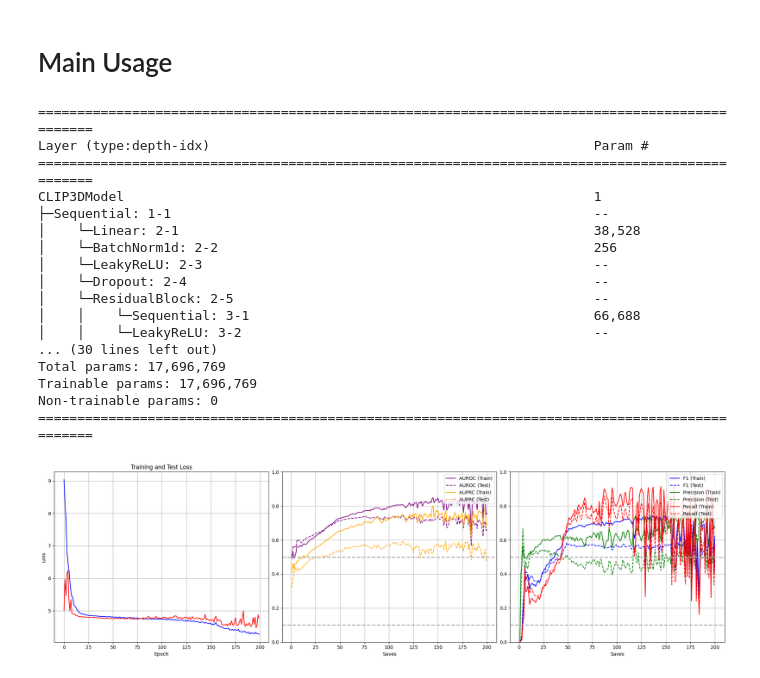
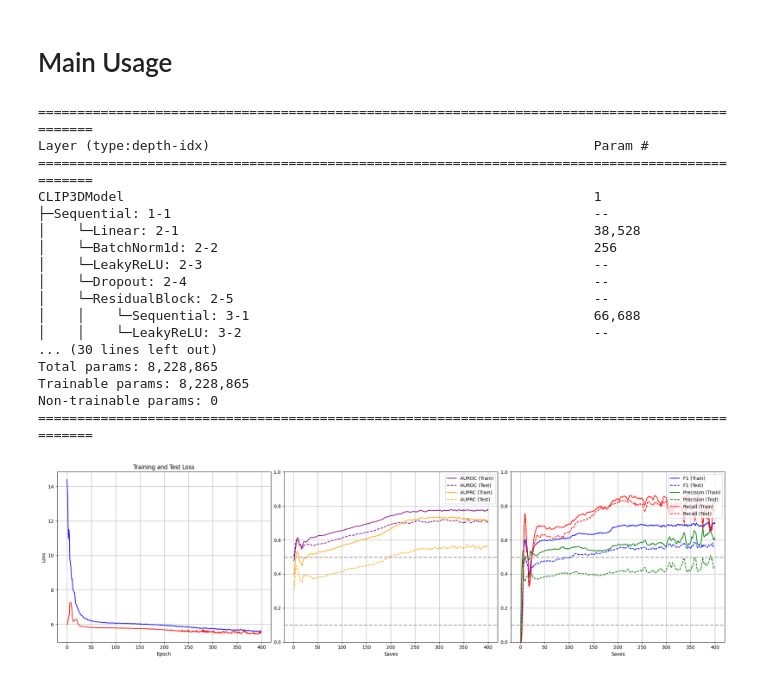
Before and after one commit to JiaxingQiu/llm_nicu_vitalsigns, a Jupyter notebook: script/CLIP/test_clip3d.ipynb, the cells around one changed output. Saved outputs shown, nothing was run; the diff lists cells and outputs as text; code cells hidden in the pictures.

Commit message:
allow for flexible splits of text inputs

```diff
--- a/script/CLIP/test_clip3d.ipynb
+++ b/script/CLIP/test_clip3d.ipynb
@@ -169,21 +169,27 @@ else:
 
 
 # ---- ready dataloaders ----
+text_col_ls = ['demo', 'cl_event', 'ts_description']
 ts_f_train, tx_f_train_ls, labels_train = get_features3d(df_train,
                                                          config_dict['ts_encoder_name'],
                                                          config_dict['text_encoder_name'],
                                                          config_dict['ts_normalize'],
-                                                         config_dict['ts_encode'])
+                                                         config_dict['ts_encode'],
+                                                         text_col_ls = text_col_ls)
 train_dataloader = CLIP3DDataset(ts_f_train, tx_f_train_ls, labels_train).dataloader(batch_size=config_dict['batch_size'])
 ts_f_test, tx_f_test_ls, labels_test = get_features3d(df_test,
                                                       config_dict['ts_encoder_name'],
                                                       config_dict['text_encoder_name'],
                                                       config_dict['ts_normalize'],
-                                                      config_dict['ts_encode'])
+                                                      config_dict['ts_encode'],
+                                                      text_col_ls = text_col_ls)
 test_dataloader = CLIP3DDataset(ts_f_test, tx_f_test_ls, labels_test).dataloader(batch_size=config_dict['batch_size'])
 
 
 # ---- ready eval inputs ----
+y_pred_cols_ls = [['demo', 'text1', 'ts_description'],
+                  ['demo', 'text2', 'ts_description']]
+
 # create a onehot indicator of true text of first level of outcome, "this infant will die in 7 days"
 df_train['true1'] = df_train['cl_event'].apply(lambda x: 1 if x == txt_ls_org[0] else 0)
 df_train['true2'] = df_train['cl_event'].apply(lambda x: 1 if x == txt_ls_org[1] else 0)
@@ -194,7 +200,8 @@ evalinputs_train = EvalInputs(df_train,
                               config_dict['text_encoder_name'],
                               config_dict['ts_normalize'],
                               config_dict['ts_encode'],
-                              clip_type="3d")
+                              clip_type="3d",
+                              y_pred_cols_ls=y_pred_cols_ls)
 
 df_test['true1'] = df_test['cl_event'].apply(lambda x: 1 if x == txt_ls_org[0] else 0)
 df_test['true2'] = df_test['cl_event'].apply(lambda x: 1 if x == txt_ls_org[1] else 0)
@@ -205,7 +212,8 @@ evalinputs_test = EvalInputs(df_test,
                               config_dict['text_encoder_name'],
                               config_dict['ts_normalize'],
                               config_dict['ts_encode'],
-                              clip_type="3d")
+                              clip_type="3d",
+                              y_pred_cols_ls=y_pred_cols_ls)
 # %% [output]
 Original class distribution:
 Class This infant will die in 7 days. : 384
@@ -241,7 +249,8 @@ ts_f_dim, tx_f_dim_ls, labels_dim = get_features3d(df_train.loc[:1,:],
                                                    config_dict['ts_encoder_name'],
                                                  config_dict['text_encoder_name'],
                                                  config_dict['ts_normalize'],
-                                                 config_dict['ts_encode'])
+                                                 config_dict['ts_encode'],
+                                                 text_col_ls = text_col_ls)
 model = CLIP3DModel(
             ts_dim=ts_f_dim.shape[1],
             text_dim=tx_f_dim_ls[0].shape[1],
@@ -274,14 +283,14 @@ CLIP3DModel                                                            1
 │    │    └─Sequential: 3-1                                            66,688
 │    │    └─LeakyReLU: 3-2                                             --
 ... (30 lines left out)
-Total params: 17,696,769
-Trainable params: 17,696,769
+Total params: 8,228,865
+Trainable params: 8,228,865
 Non-trainable params: 0
 ===============================================================================================
 # %%
 if overwrite or not os.path.exists(model_path):
 
-    for i in range(200):
+    for i in range(400):
         train_losses_tmp, test_losses_tmp = train_clip(model,
                                                 train_dataloader,
                                                 test_dataloader,
@@ -295,31 +304,31 @@ if overwrite or not os.path.exists(model_path):
         # every num_epochs, evaluate the model
         train_eval_metrics = eval_clip3d(model, evalinputs_train)
         test_eval_metrics = eval_clip3d(model, evalinputs_test)
         train_eval_metrics_list.append(train_eval_metrics)
         test_eval_metrics_list.append(test_eval_metrics)
         # save model and losses
         torch.save(model.state_dict(), model_path)
         torch.save({
             'train_losses': train_losses,
             'test_losses': test_losses,
             'train_evals': train_eval_metrics_list,
             'test_evals': test_eval_metrics_list }, eval_path)
         # if i % 10 == 0: # every 10 saves, evaluate the model
         eval_dict = torch.load(eval_path)
         eval_dict_eng = eng_eval_metrics(eval_dict, binary=True)
         print("-" * 70)
         print(f"Metric     |  Training  |  Testing")
         print("-" * 70)
         print(f"F1        |   {eval_dict_eng['train_f1'][-1]:.3f}   |   {eval_dict_eng['test_f1'][-1]:.3f}")
         print(f"Precision |   {eval_dict_eng['train_precision'][-1]:.3f}   |   {eval_dict_eng['test_precision'][-1]:.3f}")
         print(f"Recall    |   {eval_dict_eng['train_recall'][-1]:.3f}   |   {eval_dict_eng['test_recall'][-1]:.3f}")
         print(f"AUROC     |   {eval_dict_eng['train_auroc'][-1]:.3f}   |   {eval_dict_eng['test_auroc'][-1]:.3f}")
         print(f"AUPRC     |   {eval_dict_eng['train_auprc'][-1]:.3f}   |   {eval_dict_eng['test_auprc'][-1]:.3f}")
         print("-" * 70)
 
 else:
     model.load_state_dict(torch.load(model_path))
     eval_dict = torch.load(eval_path)
     eval_dict_eng = eng_eval_metrics(eval_dict, binary=True, plot_confusion_matrices=False)
 # %% [output]
-[figure, old version]
+[figure, new version]
```
Also changed, not shown: parts of 2 cells of this notebook, 8 other files.
